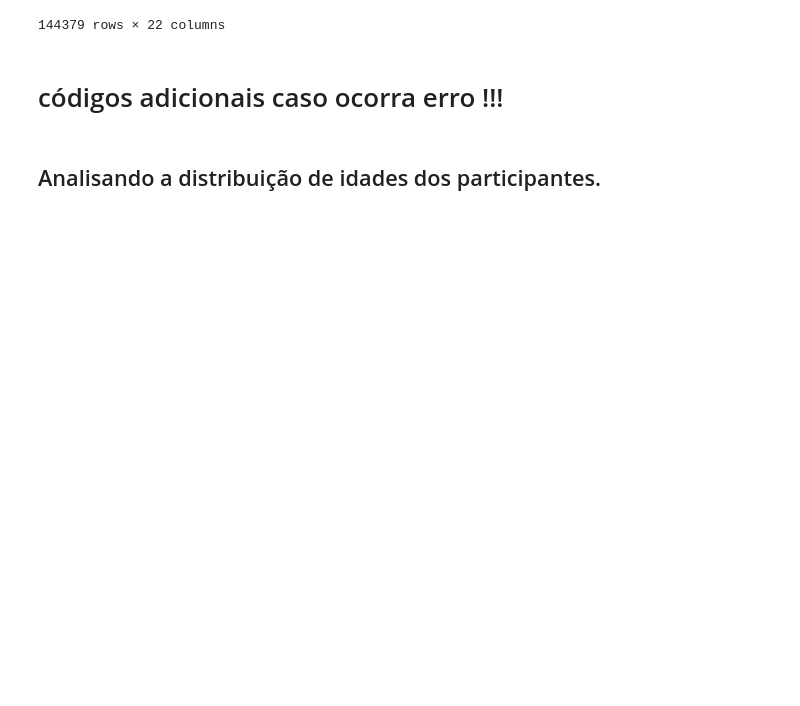
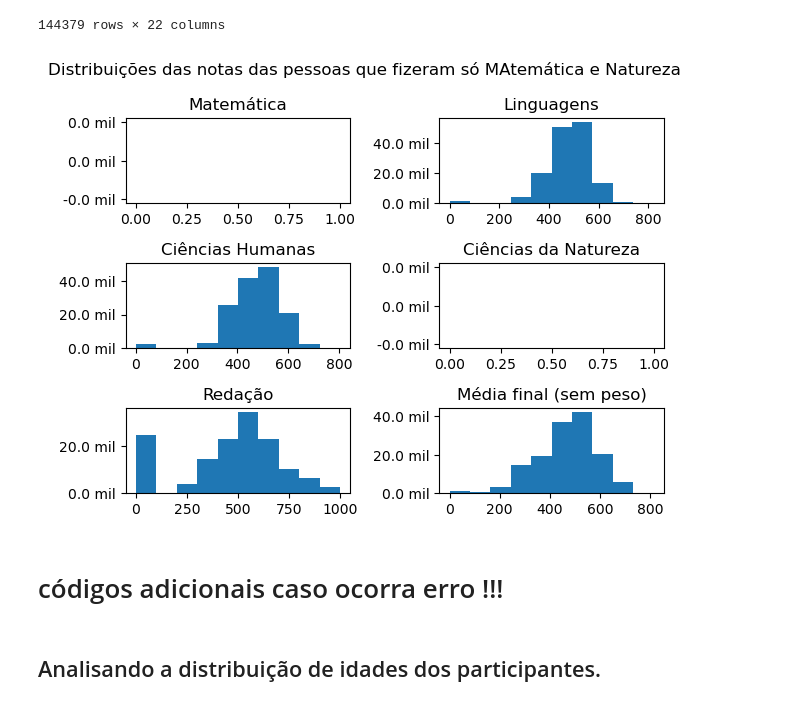
Before and after one commit to Joangopa/Enem_2023, a Jupyter notebook: EDA_Enem2023.ipynb, the cells around one changed output. Cells and saved outputs as stored; diff of their text form; code cells hidden in the pictures; blank space fills up the shorter version.

```diff
--- a/EDA_Enem2023.ipynb
+++ b/EDA_Enem2023.ipynb
@@ -318,21 +310,23 @@ fizeramAlgumaProva.loc[(df["NU_NOTA_CN"].isnull())]
 | 3933887 | 1 | 0 | NaN | NaN | NaN | 376.4 | 474.7 | ... |
 144379 rows × 22 columns
 # %%
-from matplotlib.ticker import NullFormatter
+
 def formatter(x, pos):
     return str(round(x / 1e3, 1)) + " mil"
 
 fig, ax = plt.subplots(3,2)
 for x in range(3):
     for y in range(2):
         ax[x][y].yaxis.set_major_formatter(formatter)
         ax[x][y].yaxis.set_minor_formatter(NullFormatter())
 subset = fizeramAlgumaProva.loc[(df["NU_NOTA_CN"].isnull())].filter(items=['NU_NOTA_MT', 'NU_NOTA_LC', 'NU_NOTA_CH', 'NU_NOTA_CN', 'NU_NOTA_REDACAO'])
 subset.columns = ['Matemática','Linguagens','Ciências Humanas','Ciências da Natureza','Redação']
 subset['Média final (sem peso)'] = subset.mean(axis=1)
 subset.hist(grid=False, ax=ax)
-plt.suptitle('Distribuições das notas das pessoas que fizeram só Redação, Humanas e Linguagens');
+plt.suptitle('Distribuições das notas das pessoas que fizeram só MAtemática e Natureza');
 plt.tight_layout()
+# %% [output]
+[figure, added]
 # %% [markdown]
 # códigos adicionais caso ocorra erro !!!
 # %%
```
Also changed, not shown: parts of 6 cells of this notebook.
